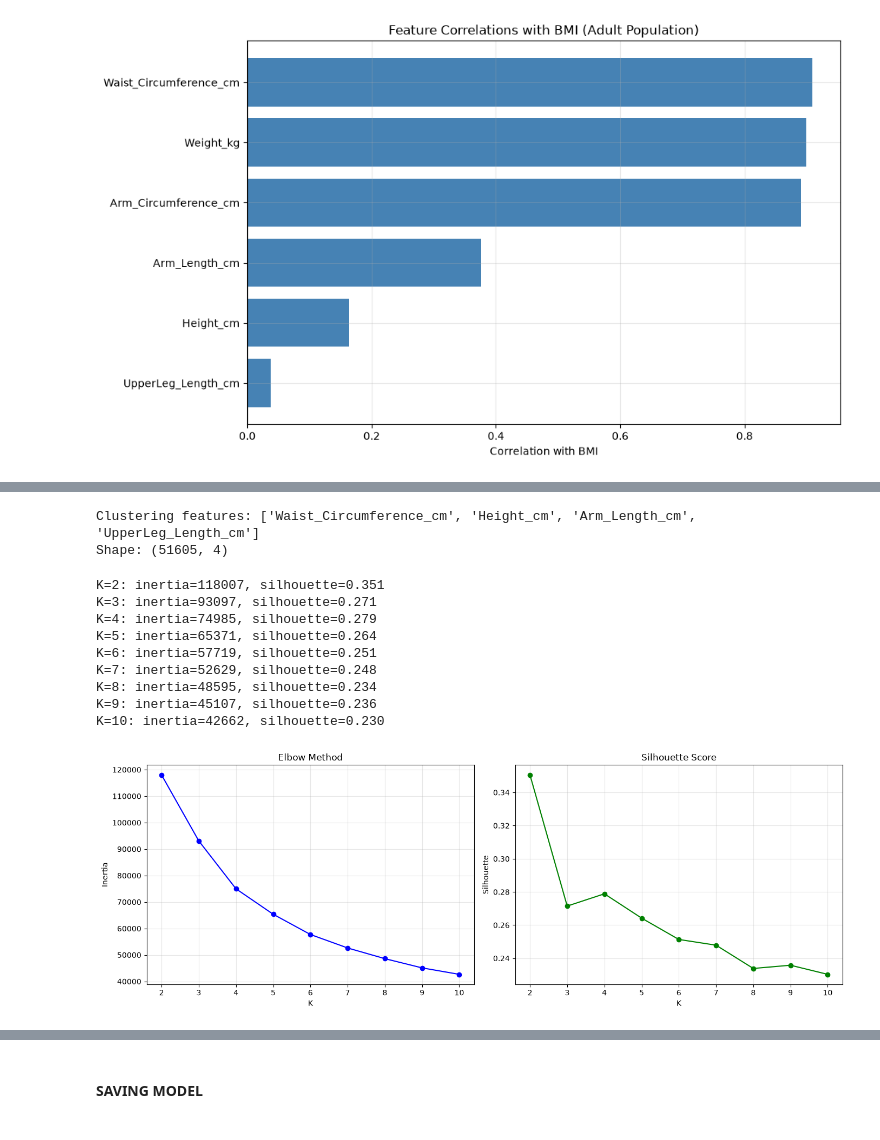
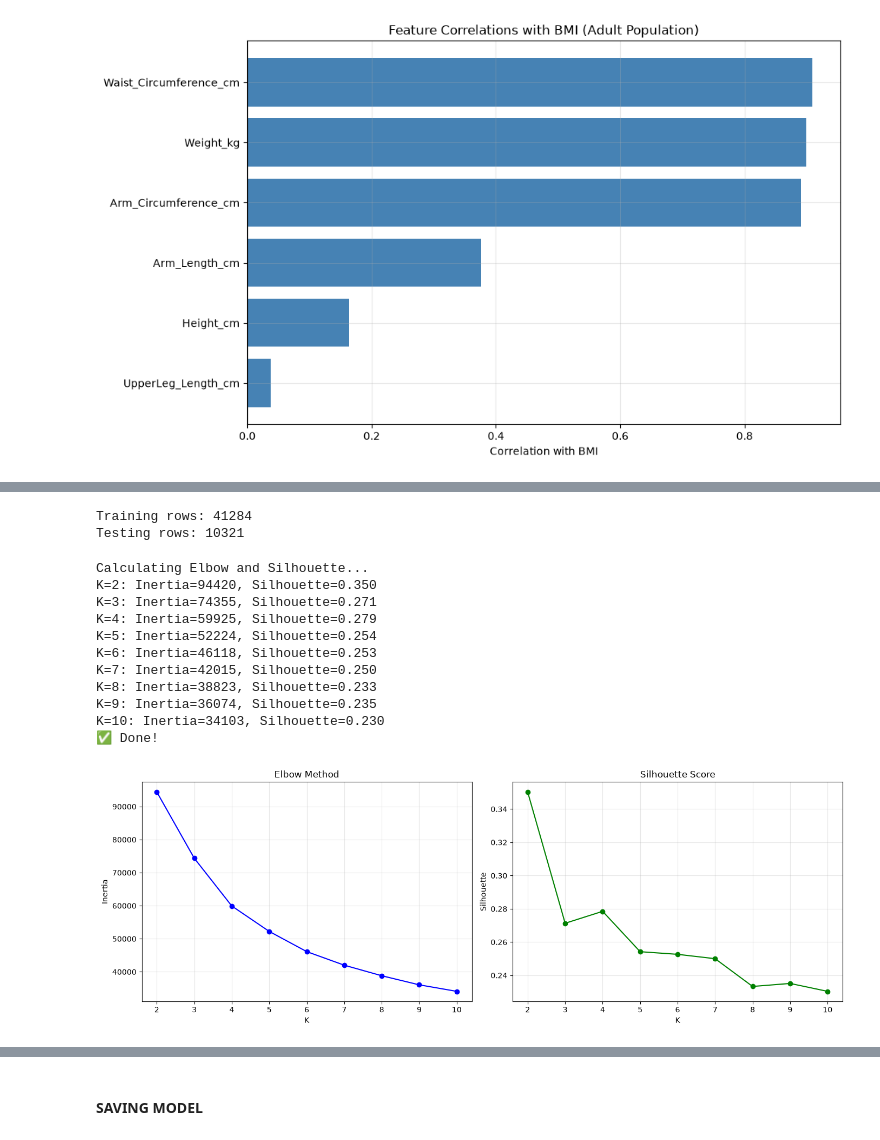
Before and after one commit to syed-arkaanali/bodytype-project, a Jupyter notebook: project_bodytype.ipynb, the cells around one changed output, grey strips where cells are left out. Drawn from its saved outputs; the diff is of its cells as text; code cells hidden in the pictures.

```diff
--- a/project_bodytype.ipynb
+++ b/project_bodytype.ipynb
@@ -723,57 +720,78 @@ plt.show()
 # FEATURE SELECTION FOR CLUSTERING
 # ═══════════════════════════════════════════════════
 
-features_for_clustering = [
-    'Waist_Circumference_cm',   # body size
+features = [
+    'Waist_Circumference_cm',    # body size
     'Height_cm',                 # vertical proportion
     'Arm_Length_cm',             # horizontal proportion
     'UpperLeg_Length_cm',        # lower body proportion
 ]
 
-X_cluster = df_adults[features_for_clustering].copy()
-print("Clustering features:", features_for_clustering)
-print("Shape:", X_cluster.shape)
+X = df_adults[features].copy()
-# %% [output]
-Clustering features: ['Waist_Circumference_cm', 'Height_cm', 'Arm_Length_cm', 'UpperLeg_Length_cm']
-Shape: (51605, 4)
 # %%
 # Scale
-scaler = StandardScaler()
-X_scaled = scaler.fit_transform(X_cluster)
+X_train, X_test = train_test_split(X, test_size=0.2, random_state= 42)
+
+print(f"Training rows: {X_train.shape[0]}")
+print(f"Testing rows: {X_test.shape[0]}")
+# %% [output]
+Training rows: 41284
+Testing rows: 10321
 # %%
-# Elbow + silhouette
+# 1. Prepare the TRAIN data (Impute + Scale)
+# We use a fast median imputer here to save you 5 minutes of waiting
+imputer = SimpleImputer(strategy='median')
+X_train_imputed = imputer.fit_transform(X_train)
+
+scaler = StandardScaler()
+X_train_scaled = scaler.fit_transform(X_train_imputed)
+
+# 2. Run the loop
 inertias = []
 silhouettes = []
 K_range = range(2, 11)
 
+print("Calculating Elbow and Silhouette...")
+
 for k in K_range:
     km = KMeans(n_clusters=k, random_state=42, n_init=10)
-    labels = km.fit_predict(X_scaled)
+    labels = km.fit_predict(X_train_scaled)
+
     inertias.append(km.inertia_)
-    silhouettes.append(silhouette_score(X_scaled, labels))
-    print(f"K={k}: inertia={km.inertia_:.0f}, silhouette={silhouettes[-1]:.3f}")
+    silhouettes.append(silhouette_score(X_train_scaled, labels))
+
+    print(f"K={k}: Inertia={km.inertia_:.0f}, Silhouette={silhouettes[-1]:.3f}")
+
+print(" Done!")
 # %% [output]
-K=2: inertia=118007, silhouette=0.351
-K=3: inertia=93097, silhouette=0.271
-K=4: inertia=74985, silhouette=0.279
-K=5: inertia=65371, silhouette=0.264
-K=6: inertia=57719, silhouette=0.251
-K=7: inertia=52629, silhouette=0.248
-K=8: inertia=48595, silhouette=0.234
-K=9: inertia=45107, silhouette=0.236
-K=10: inertia=42662, silhouette=0.230
+Calculating Elbow and Silhouette...
+K=2: Inertia=94420, Silhouette=0.350
+K=3: Inertia=74355, Silhouette=0.271
+K=4: Inertia=59925, Silhouette=0.279
+K=5: Inertia=52224, Silhouette=0.254
+K=6: Inertia=46118, Silhouette=0.253
+K=7: Inertia=42015, Silhouette=0.250
+K=8: Inertia=38823, Silhouette=0.233
+K=9: Inertia=36074, Silhouette=0.235
+K=10: Inertia=34103, Silhouette=0.230
+✅ Done!
 # %%
-# Plot
+# 3. Plot
 fig, axes = plt.subplots(1, 2, figsize=(14, 5))
+
 axes[0].plot(K_range, inertias, 'bo-')
-axes[0].set_xlabel('K'); axes[0].set_ylabel('Inertia')
-axes[0].set_title('Elbow Method'); axes[0].grid(alpha=0.3)
+axes[0].set_xlabel('K')
+axes[0].set_ylabel('Inertia')
+axes[0].set_title('Elbow Method')
+axes[0].grid(alpha=0.3)
 
 axes[1].plot(K_range, silhouettes, 'go-')
-axes[1].set_xlabel('K'); axes[1].set_ylabel('Silhouette')
-axes[1].set_title('Silhouette Score'); axes[1].grid(alpha=0.3)
+axes[1].set_xlabel('K')
+axes[1].set_ylabel('Silhouette')
+axes[1].set_title('Silhouette Score')
+axes[1].grid(alpha=0.3)
 
 plt.tight_layout()
 plt.show()
 # %% [output]
-[figure, old version]
+[figure, new version]
```
Also changed, not shown: parts of 12 cells of this notebook, 7 other files.
